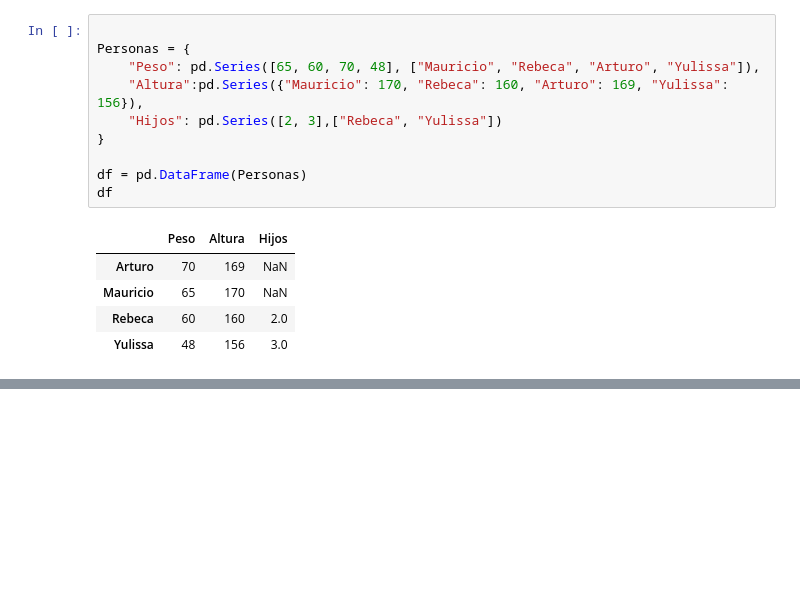
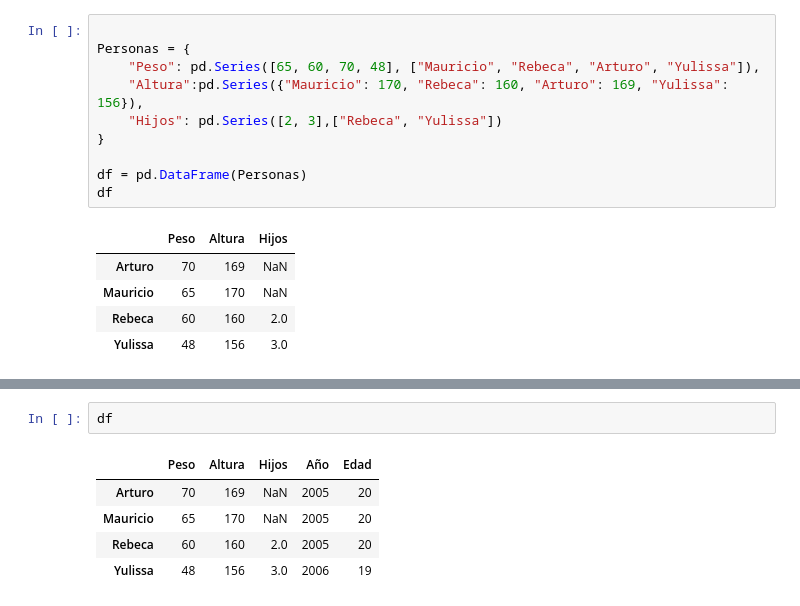
Before and after one commit to DiegoNoguez/Simulacion_Notebook, a Jupyter notebook: 02_Introduccion_Pandas.ipynb, the cells around one changed output, grey strips where cells are left out. Cells and saved outputs as stored; diff of their text form; blank space fills up the shorter version.

```diff
--- a/02_Introduccion_Pandas.ipynb
+++ b/02_Introduccion_Pandas.ipynb
@@ -383,0 +415,8 @@ df
+# %%
+df
+# %% [output]
+|  | Peso | Altura | Hijos | Año | Edad |
+| Arturo | 70 | 169 | NaN | 2005 | 20 |
+| Mauricio | 65 | 170 | NaN | 2005 | 20 |
+| Rebeca | 60 | 160 | 2.0 | 2005 | 20 |
+| Yulissa | 48 | 156 | 3.0 | 2006 | 19 |
```
Also changed, not shown: parts of 20 cells of this notebook, 2 other files.
